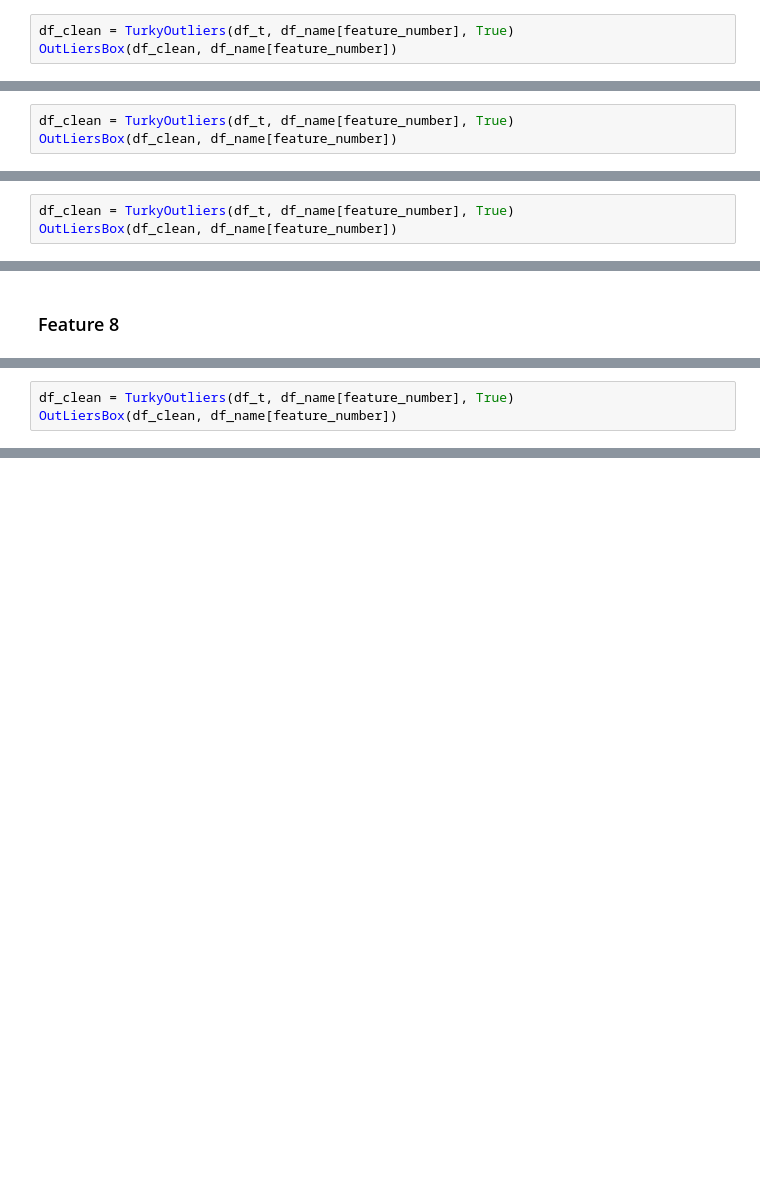
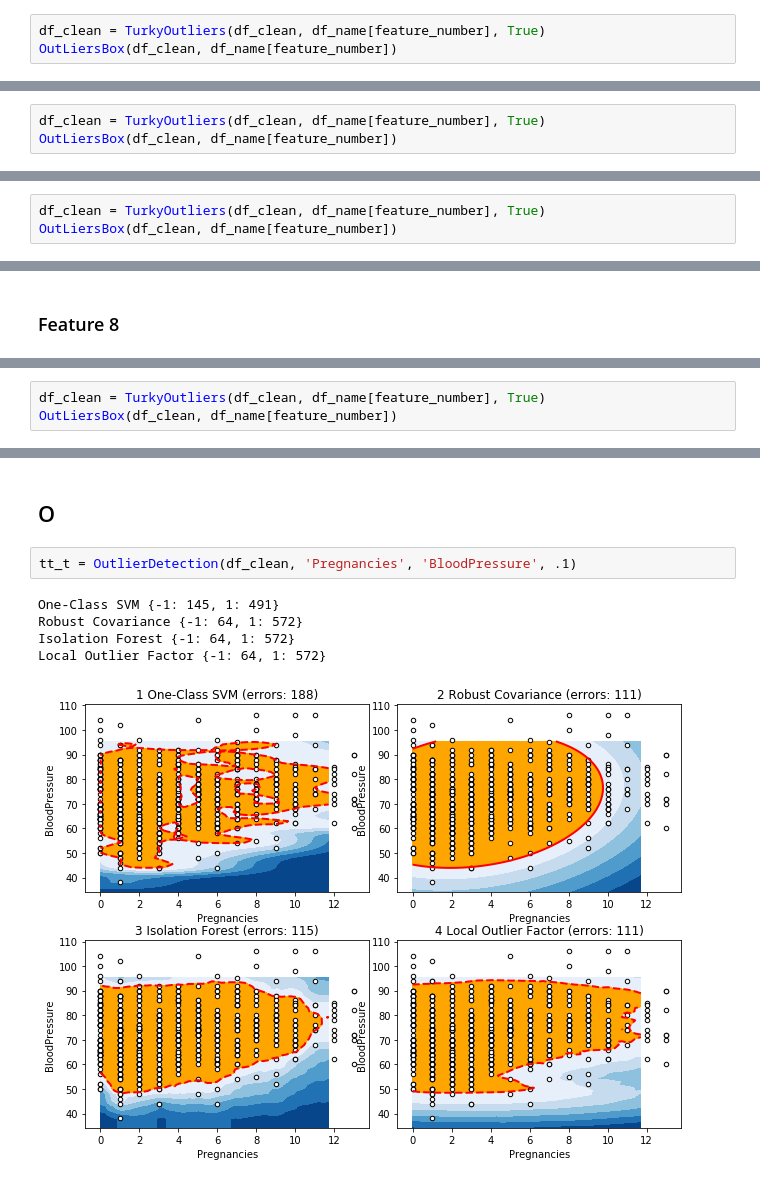
Before and after one commit to farookjintha/ML-Pipeline, a Jupyter notebook: diabetes.ipynb, the cells around one changed output, grey strips where cells are left out. Cells and saved outputs as stored; diff of their text form; blank space fills up the shorter version.

Commit message:
outlier comparison before and after cleaning data

```diff
--- a/diabetes.ipynb
+++ b/diabetes.ipynb
@@ -565,3 +825,3 @@ OutLiersBox(df, df_name[feature_number])
 # %%
-df_clean = TurkyOutliers(df_t, df_name[feature_number], True)
+df_clean = TurkyOutliers(df_clean, df_name[feature_number], True)
 OutLiersBox(df_clean, df_name[feature_number])
@@ -573,3 +839,3 @@ OutLiersBox(df, df_name[feature_number])
 # %%
-df_clean = TurkyOutliers(df_t, df_name[feature_number], True)
+df_clean = TurkyOutliers(df_clean, df_name[feature_number], True)
 OutLiersBox(df_clean, df_name[feature_number])
@@ -581,3 +855,3 @@ OutLiersBox(df, df_name[feature_number])
 # %%
-df_clean = TurkyOutliers(df_t, df_name[feature_number], True)
+df_clean = TurkyOutliers(df_clean, df_name[feature_number], True)
 OutLiersBox(df_clean, df_name[feature_number])
@@ -589,3 +869,3 @@ OutLiersBox(df, df_name[feature_number])
 # %%
-df_clean = TurkyOutliers(df_t, df_name[feature_number], True)
+df_clean = TurkyOutliers(df_clean, df_name[feature_number], True)
 OutLiersBox(df_clean, df_name[feature_number])
@@ -591,0 +894,10 @@ OutLiersBox(df_clean, df_name[feature_number])
+# %% [markdown]
+## O
+# %%
+tt_t = OutlierDetection(df_clean, 'Pregnancies', 'BloodPressure', .1)
+# %% [output]
+One-Class SVM {-1: 145, 1: 491}
+Robust Covariance {-1: 64, 1: 572}
+Isolation Forest {-1: 64, 1: 572}
+Local Outlier Factor {-1: 64, 1: 572}
+[figure, added]
```
Also changed, not shown: parts of 58 cells of this notebook.
